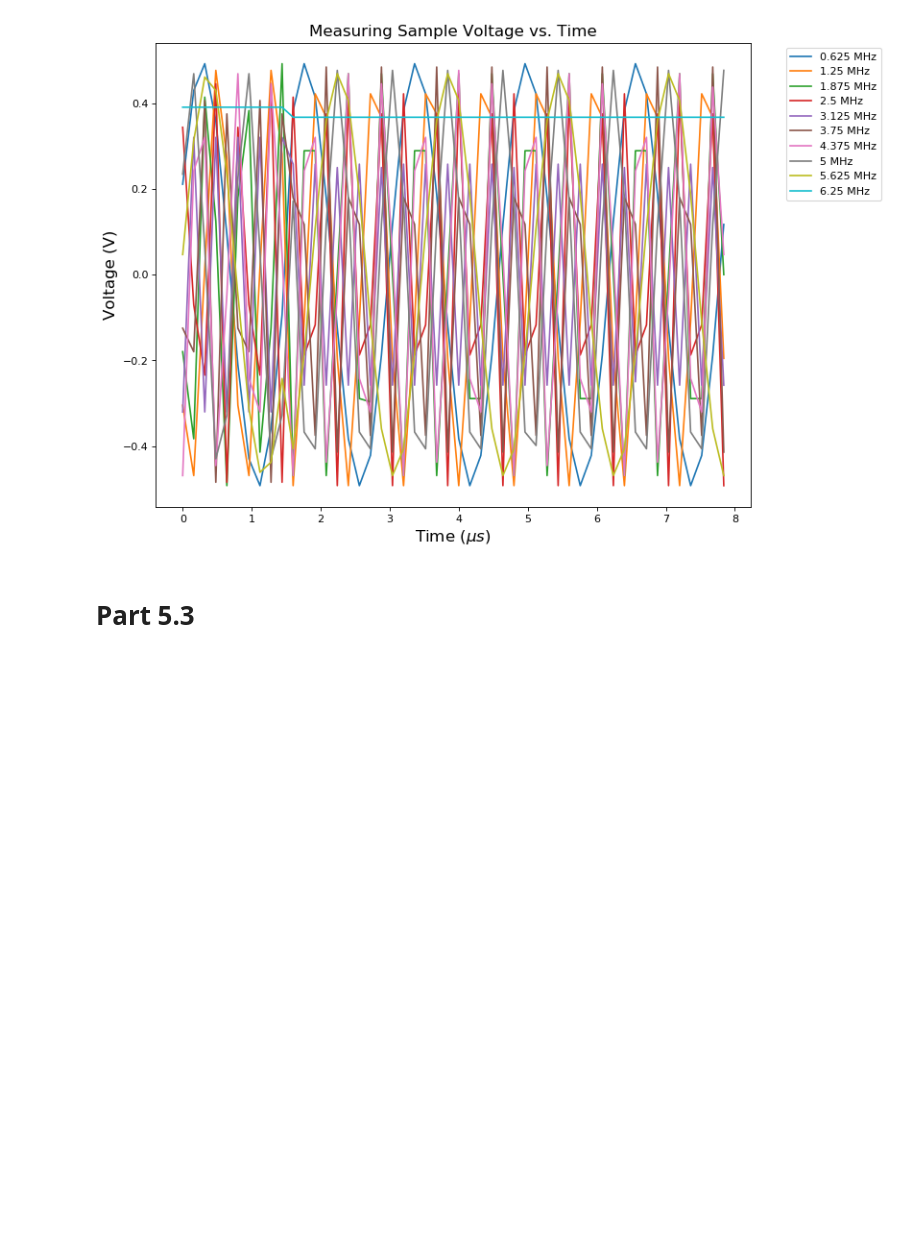
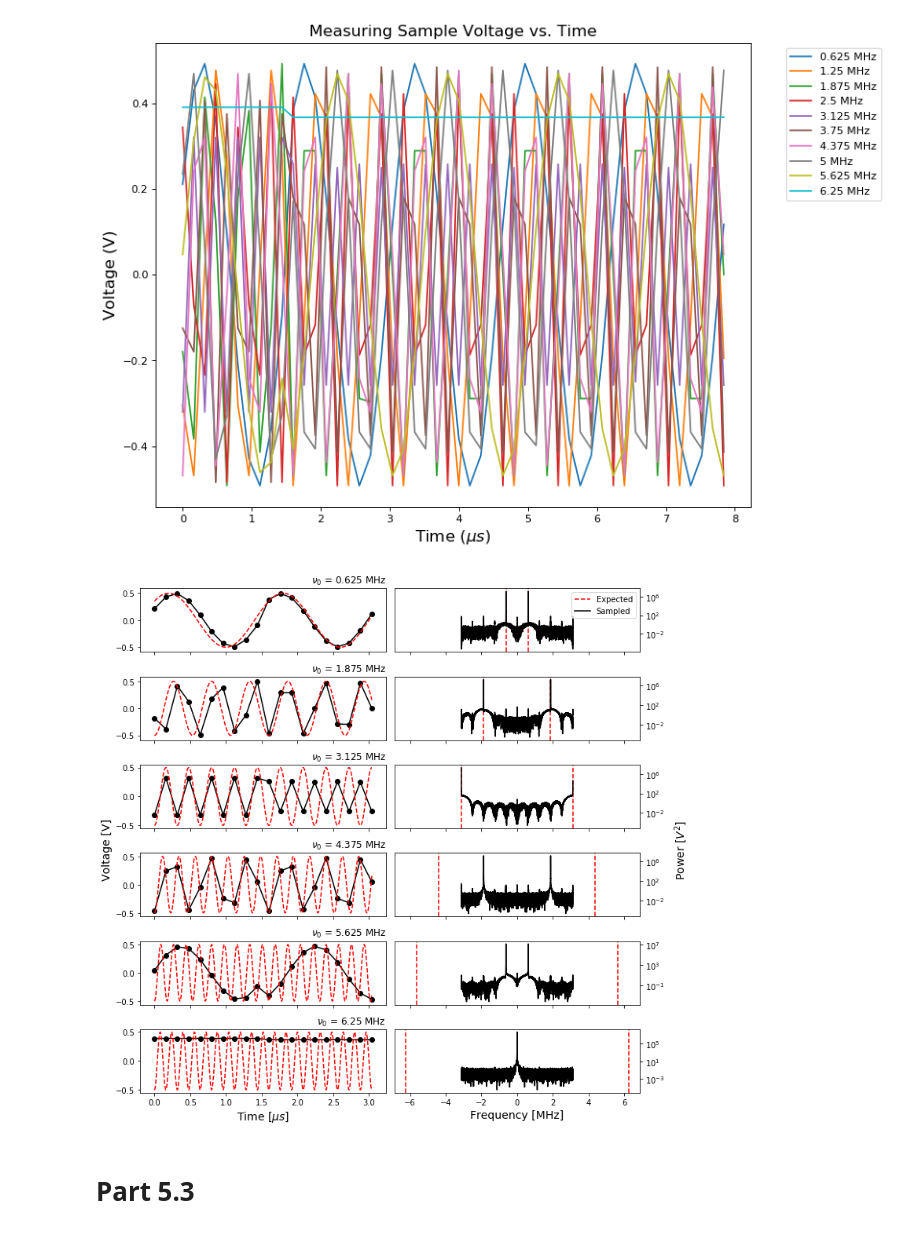
Before and after one commit to James11222/radiolab_repo, a Jupyter notebook: lab1/Emily/Lab1.ipynb, the cells around one changed output. Cells and saved outputs as stored; diff of their text form; code cells hidden in the pictures; blank space fills up the shorter version.

```diff
--- a/lab1/Emily/Lab1.ipynb
+++ b/lab1/Emily/Lab1.ipynb
@@ -42,6 +42,73 @@ plt.legend(bbox_to_anchor=(1.05, 1.0), loc='upper left')
 plt.show()
 # %% [output]
 [figure]
+# %%
+fig, ax = plt.subplots(6, 2, figsize=(10,10), sharex='col')
+for i in range(0, len(vos), 2):
+    vo = vos[i]
+    # plot sinusoidal wave
+    v = data[vo][:20] / 2**15
+    ax[i//2,0].plot(time[:20], v, color="black")
+    signal = float(vo.split(" ")[0])
+    x = np.linspace(0, time[:20][-1], 1000)
+    if i == 0:
+        label1 = "Expected"
+        label2 = "Sampled"
+        phase = np.pi*3.5/2
+    else:
+        label1 = ''
+        label2 = ''
+        phase = np.pi
+    ax[i//2,0].plot(x,0.5*np.cos(x*2*np.pi*signal + phase), 'r--',label=vo)
+    ax[i//2,0].scatter(time[:20], v, color='black')
+    ax[i//2,0].set_title('$\\nu_0$ = ' + vo, loc='right')
+
+    # plot FFT power spectra
+    power_fft = calc_power_fft(data[vo])
+    ax[i//2,1].axvline(x=signal, color='red', ls='--', label=label1)
+    ax[i//2,1].axvline(x=-signal, color='red', ls='--')
+    freq = np.fft.fftshift(np.fft.fftfreq(16000, d=1/6.25))
+    ax[i//2,1].plot(freq, power_fft, color="black", label=label2)
+    ax[i//2,1].set_yscale('log')
+    ax[i//2,1].yaxis.tick_right()
+    if label1 != '':
+        ax[i//2,1].legend()
+
+vo = vos[-1]
+v = data[vo][:20] / 2**15
+ax[5,0].plot(time[:20], v, color="black")
+signal = float(vo.split(" ")[0])
+x = np.linspace(0, time[:20][-1], 1000)
+if i == 0:
+    label1 = "Expected"
+    label2 = "Sampled"
+    phase = np.pi*3.5/2
+else:
+    label1 = ''
+    label2 = ''
+    phase = np.pi
+ax[5,0].plot(x,0.5*np.cos(x*2*np.pi*signal + phase), 'r--',label=vo)
+ax[5,0].scatter(time[:20], v, color='black')
+ax[5,0].set_title('$\\nu_0$ = ' + vo, loc='right')
+
+# plot FFT power spectra
+power_fft = calc_power_fft(data[vo])
+ax[5,1].axvline(x=signal, color='red', ls='--', label=label1)
+ax[5,1].axvline(x=-signal, color='red', ls='--')
+freq = np.fft.fftshift(np.fft.fftfreq(16000, d=1/6.25))
+ax[5,1].plot(freq, power_fft, color="black", label=label2)
+ax[5,1].set_yscale('log')
+ax[5,1].yaxis.tick_right()
+ax[5,0].set_xlabel('Time [$\mu s$]', fontsize=14)
+ax[5,1].set_xlabel('Frequency [MHz]', fontsize=14)
+fig.text(-0.01, 0.5, 'Voltage [V]', va='center', rotation='vertical', fontsize=14)
+fig.text(1.0, 0.5, 'Power [$V^2$]', va='center', rotation='vertical', fontsize=14)
+
+plt.tight_layout()
+plt.show()
+fig.savefig('samples.png')
+# %% [output]
+[figure, added]
 # %% [markdown]
 # Part 5.3
 # %%
```
Also changed, not shown: parts of 17 cells of this notebook, 27 other files.
